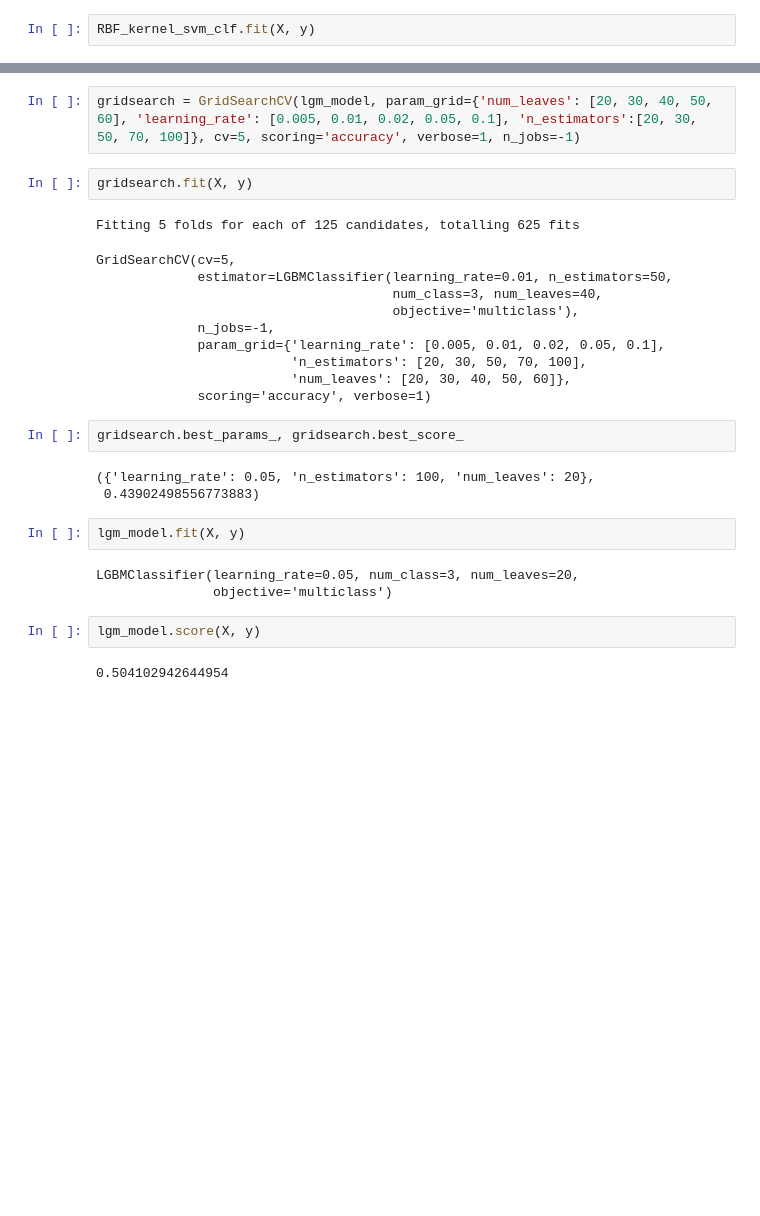
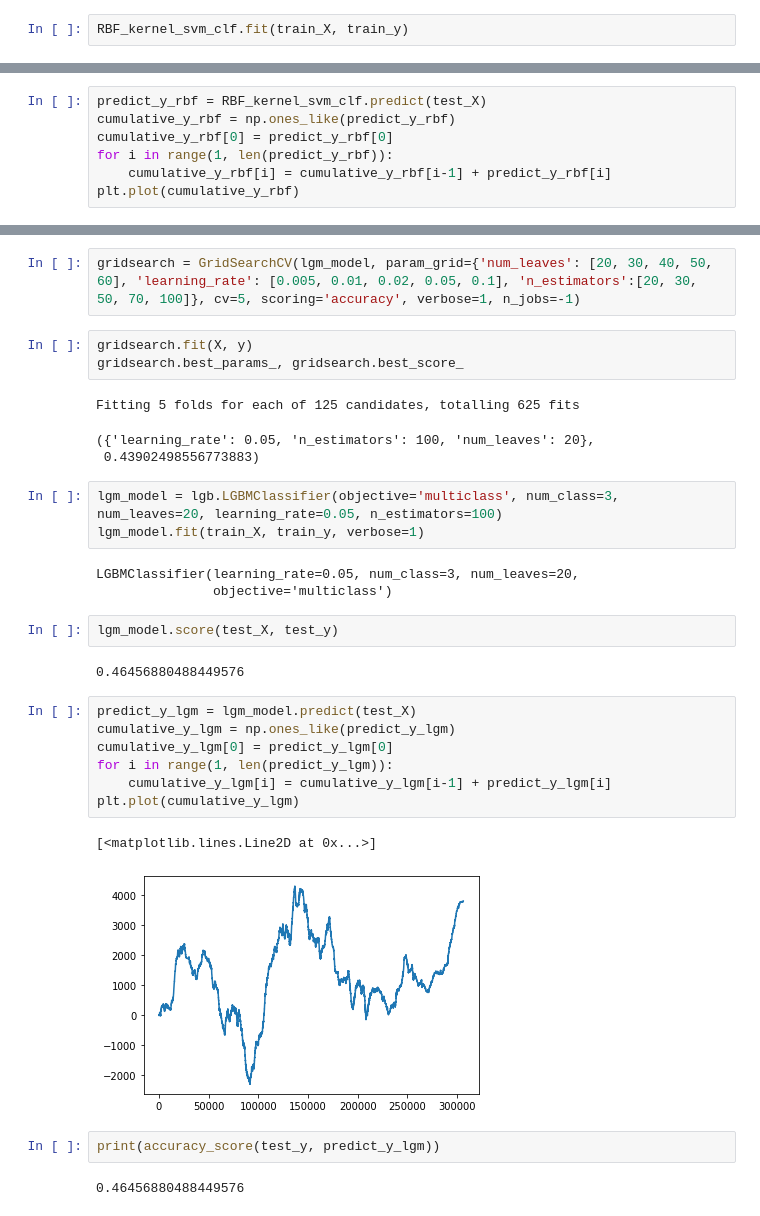
Before and after one commit to Zheng-Yi-git/High_Freq_Trading, a Jupyter notebook: demo.ipynb, the cells around one changed output, grey strips where cells are left out. Cells and saved outputs as stored; diff of their text form; blank space fills up the shorter version.

```diff
--- a/demo.ipynb
+++ b/demo.ipynb
@@ -128,7 +205,7 @@ RBF_kernel_svm_clf = Pipeline([
     ("svm_clf", SVC(kernel="rbf", gamma=5, C=0.001, max_iter=10000))
 ])
 # %%
-RBF_kernel_svm_clf.fit(X, y)
+RBF_kernel_svm_clf.fit(train_X, train_y)
 # %% [output]
 Pipeline(steps=[('scaler', StandardScaler()),
                 ('svm_clf', SVC(C=0.001, gamma=5, max_iter=10000))])
@@ -140,0 +217,7 @@ acc_RBF
+# %%
+predict_y_rbf = RBF_kernel_svm_clf.predict(test_X)
+cumulative_y_rbf = np.ones_like(predict_y_rbf)
+cumulative_y_rbf[0] = predict_y_rbf[0]
+for i in range(1, len(predict_y_rbf)):
+    cumulative_y_rbf[i] = cumulative_y_rbf[i-1] + predict_y_rbf[i]
+plt.plot(cumulative_y_rbf)
@@ -148,28 +237,32 @@ lgm_model = lgb.LGBMClassifier(objective='multiclass', num_class=3, num_leaves=2
 gridsearch = GridSearchCV(lgm_model, param_grid={'num_leaves': [20, 30, 40, 50, 60], 'learning_rate': [0.005, 0.01, 0.02, 0.05, 0.1], 'n_estimators':[20, 30, 50, 70, 100]}, cv=5, scoring='accuracy', verbose=1, n_jobs=-1)
 # %%
 gridsearch.fit(X, y)
+gridsearch.best_params_, gridsearch.best_score_
 # %% [output]
 Fitting 5 folds for each of 125 candidates, totalling 625 fits
-GridSearchCV(cv=5,
-             estimator=LGBMClassifier(learning_rate=0.01, n_estimators=50,
-                                      num_class=3, num_leaves=40,
-                                      objective='multiclass'),
-             n_jobs=-1,
-             param_grid={'learning_rate': [0.005, 0.01, 0.02, 0.05, 0.1],
-                         'n_estimators': [20, 30, 50, 70, 100],
-                         'num_leaves': [20, 30, 40, 50, 60]},
-             scoring='accuracy', verbose=1)
+({'learning_rate': 0.05, 'n_estimators': 100, 'num_leaves': 20},
+ 0.43902498556773883)
-# %%
-gridsearch.best_params_, gridsearch.best_score_
-# %% [output]
-({'learning_rate': 0.05, 'n_estimators': 100, 'num_leaves': 20},
- 0.43902498556773883)
-# %%
-lgm_model.fit(X, y)
-# %% [output]
-LGBMClassifier(learning_rate=0.05, num_class=3, num_leaves=20,
-               objective='multiclass')
+# %%
+lgm_model = lgb.LGBMClassifier(objective='multiclass', num_class=3, num_leaves=20, learning_rate=0.05, n_estimators=100)
+lgm_model.fit(train_X, train_y, verbose=1)
+# %% [output]
+LGBMClassifier(learning_rate=0.05, num_class=3, num_leaves=20,
+               objective='multiclass')
 # %%
-lgm_model.score(X, y)
+lgm_model.score(test_X, test_y)
 # %% [output]
-0.504102942644954
+0.46456880488449576
+# %%
+predict_y_lgm = lgm_model.predict(test_X)
+cumulative_y_lgm = np.ones_like(predict_y_lgm)
+cumulative_y_lgm[0] = predict_y_lgm[0]
+for i in range(1, len(predict_y_lgm)):
+    cumulative_y_lgm[i] = cumulative_y_lgm[i-1] + predict_y_lgm[i]
+plt.plot(cumulative_y_lgm)
+# %% [output]
+[<matplotlib.lines.Line2D at 0x...>]
+[figure, added]
+# %%
+print(accuracy_score(test_y, predict_y_lgm))
+# %% [output]
+0.46456880488449576
```
Also changed, not shown: parts of 30 cells of this notebook.
